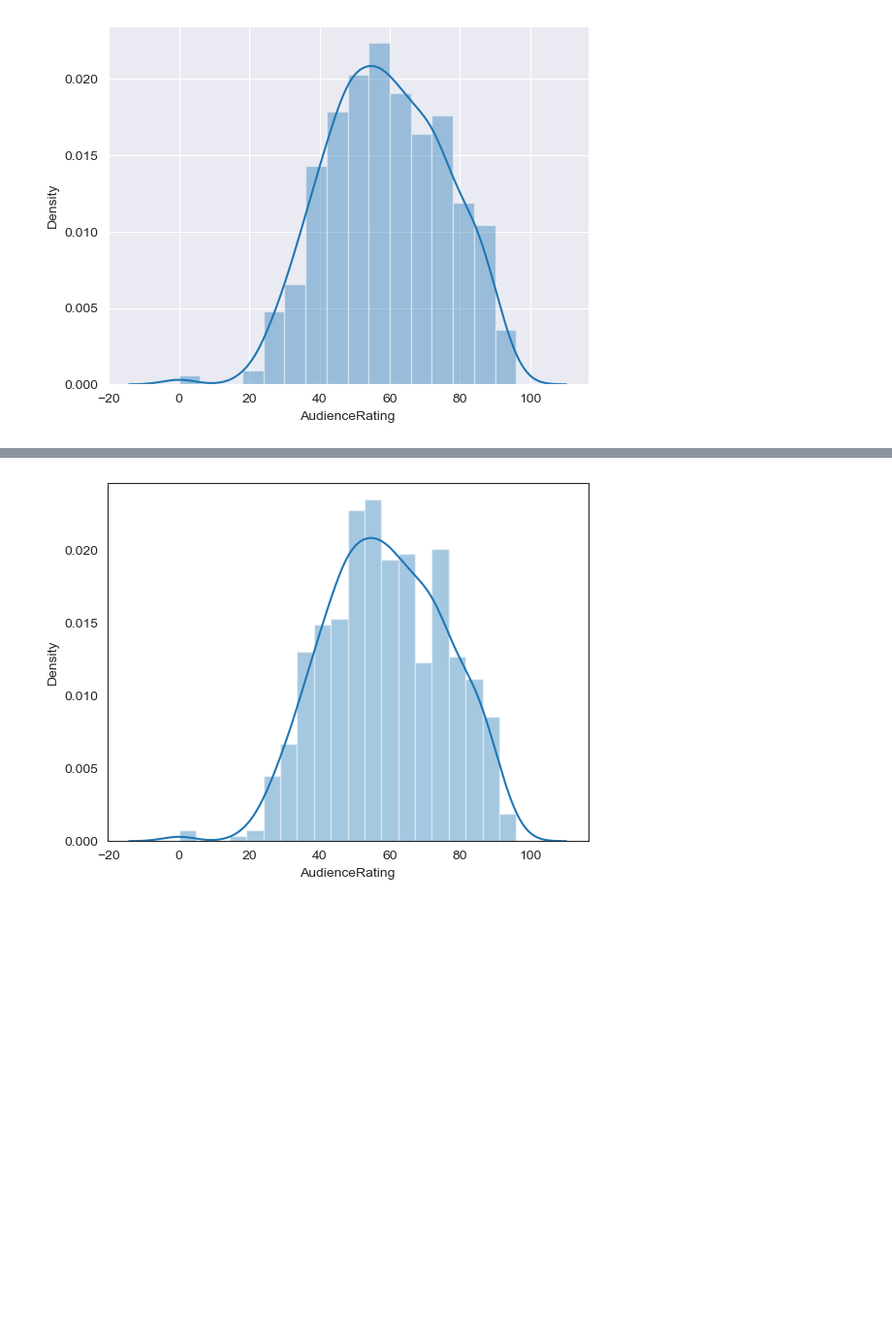
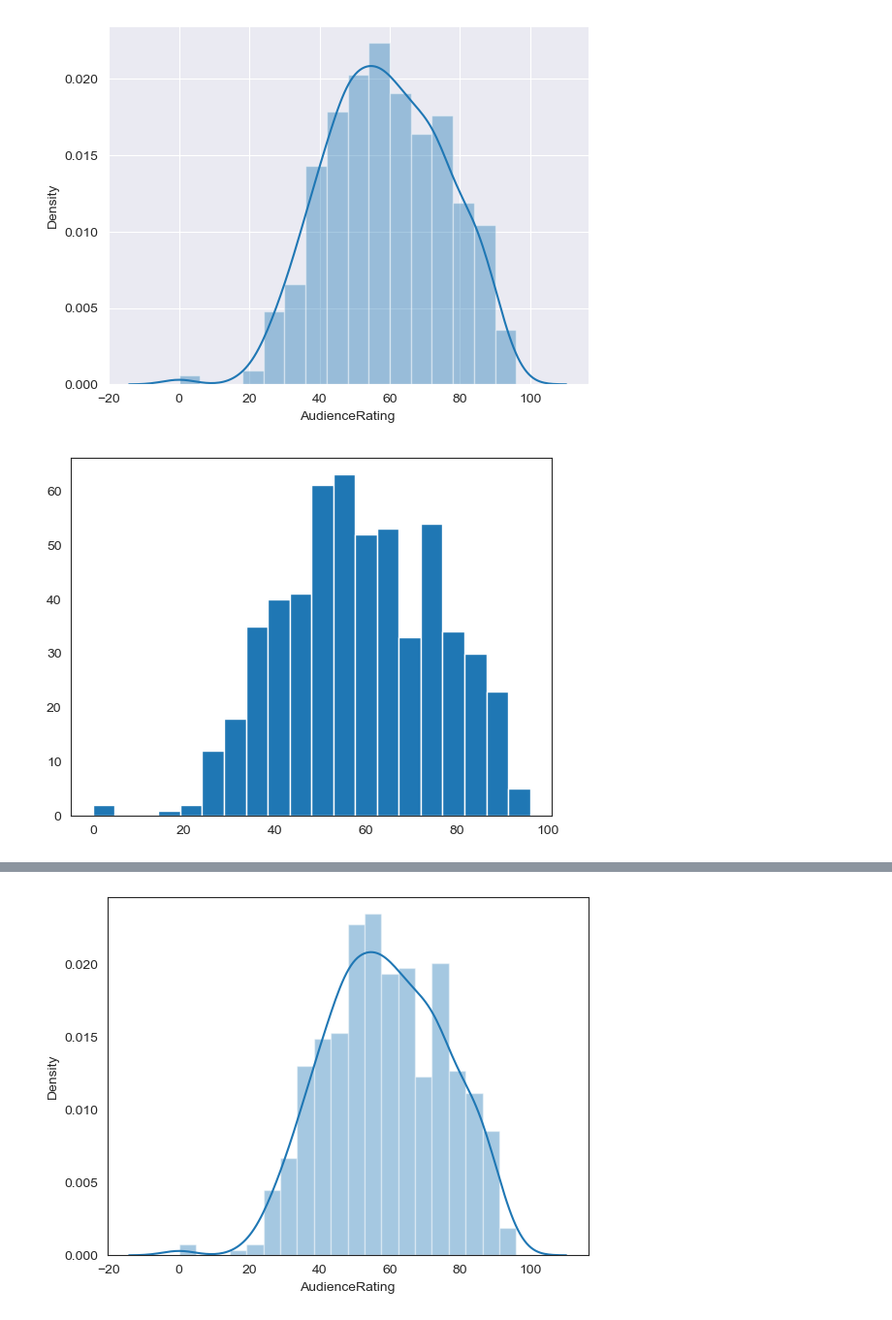
Before and after one commit to nehayenuganti2103-boop/Agentic-AI-Generative-AI-ML-DA-FSDS_CODES, a Jupyter notebook: MovieRatingsWorkshop.ipynb, the cells around one changed output, grey strips where cells are left out. Shown at 97% size. Saved outputs shown, nothing was run; the diff lists cells and outputs as text; code cells hidden in the pictures; blank space fills up the shorter version.

```diff
--- a/MovieRatingsWorkshop.ipynb
+++ b/MovieRatingsWorkshop.ipynb
@@ -403,3 +403,9 @@ m1=sns.distplot(movies.AudienceRating)
 plt.show()
 # %% [output]
 [figure]
+# %%
+sns.set_style('white')
+n1 = plt.hist(movies.AudienceRating, bins=20)
+plt.show()
+# %% [output]
+[figure, added]
```
Also changed, not shown: parts of 34 cells of this notebook.
